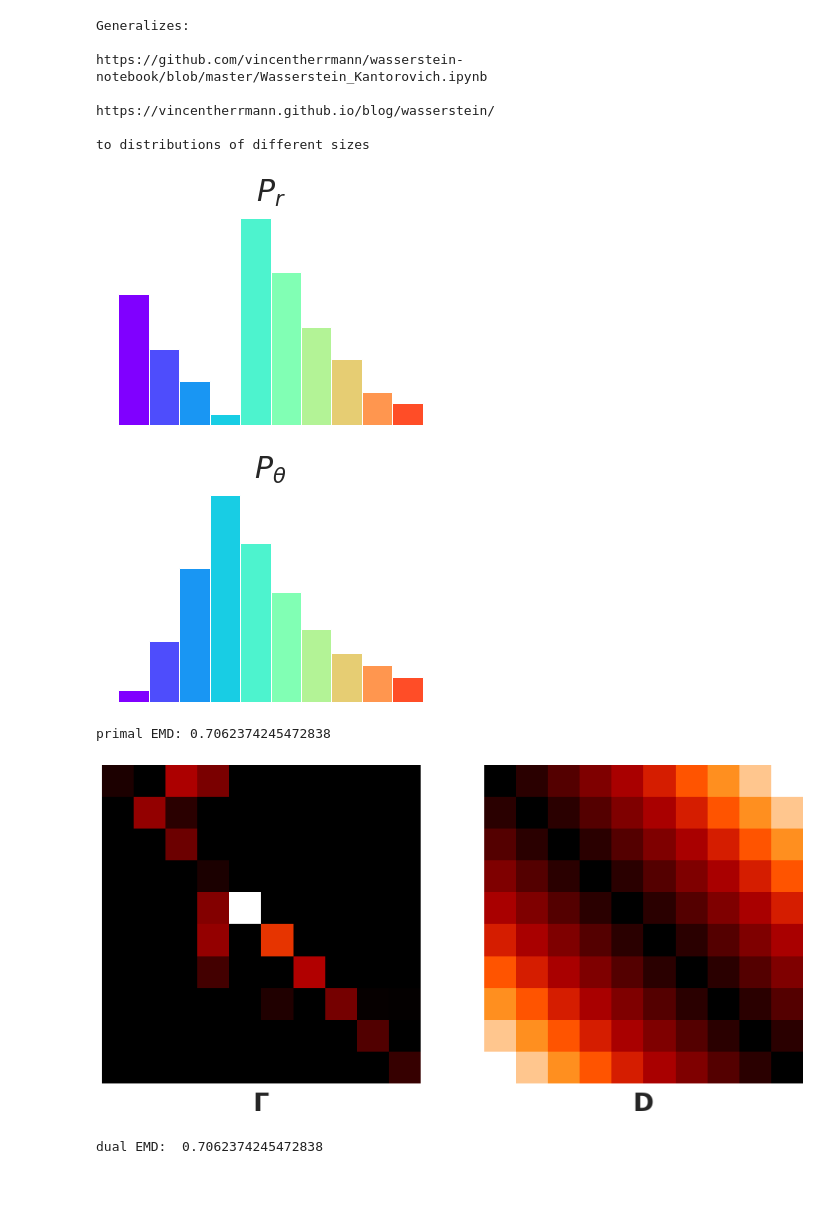
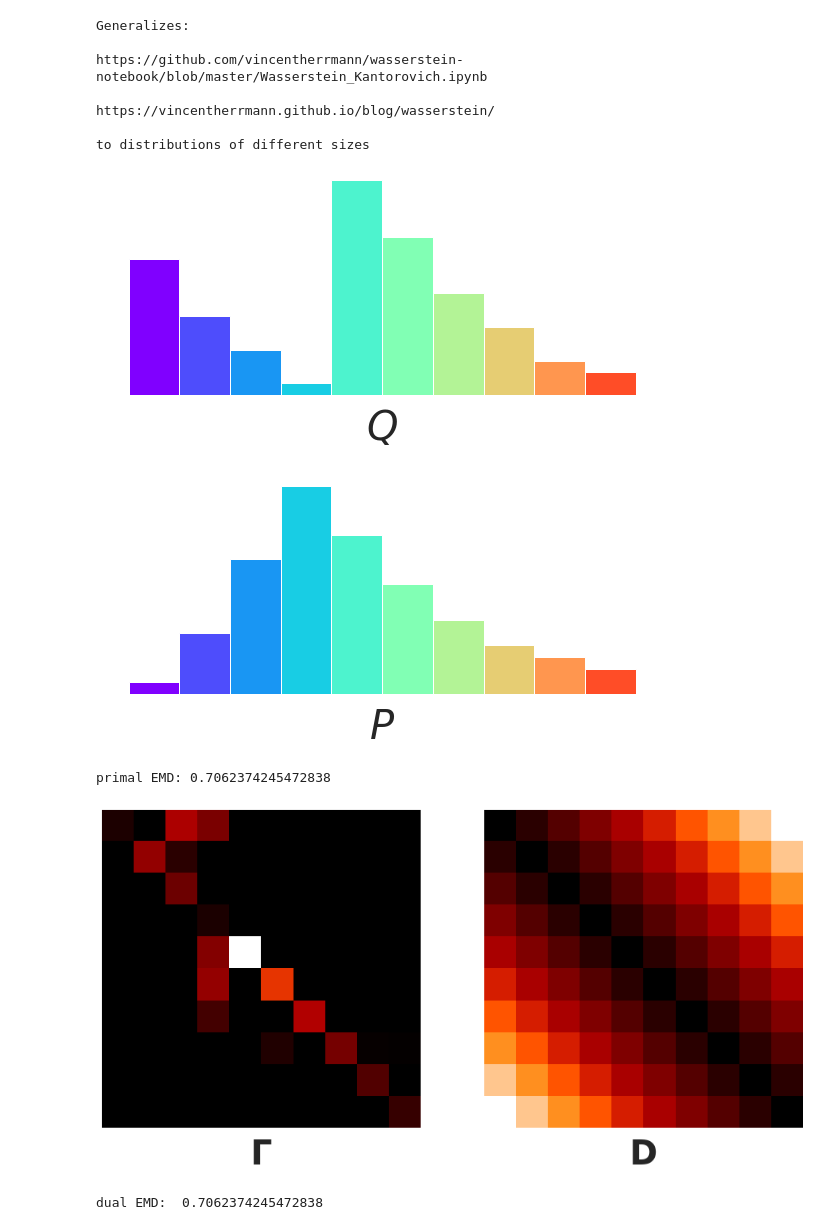
Before and after one commit to nextBillyonair/DPM, a Jupyter notebook: Notebooks/EMD.ipynb, the cells around one changed output. Saved outputs shown, nothing was run; the diff lists cells and outputs as text; code cells hidden in the pictures; blank space fills up the shorter version.

Commit message:
CHange visuals in EMD

```diff
--- a/Notebooks/EMD.ipynb
+++ b/Notebooks/EMD.ipynb
@@ -39,32 +41,40 @@ to distributions of different sizes
 # %%
 P_r = np.array([12,7,4,1,19,14,9,6,3,2])
 P_t = np.array([1,5,11,17,13,9,6,4,3,2])
 
 P_r = P_r / np.sum(P_r)
 P_t = P_t / np.sum(P_t)
 
 pr_len = len(P_r)
 pt_len = len(P_t)
 
 cNorm = colors.Normalize(vmin=0, vmax=pr_len)
 colorMap = cm.ScalarMappable(norm=cNorm, cmap=cm.rainbow)
 # fig, ax = plt.subplots(1, 2)
 
 
 for i in range(pr_len):
 	plt.bar(i, P_r[i], 1, color=colorMap.to_rgba(i))
-plt.title(r"$P_r$", fontsize=30)
+plt.title(r"$Q$", y=-0.23, x=0.5,
+          fontweight=100, fontsize=40)
 plt.axis('off')
+plt.ylim(0, 0.25)
+plt.savefig('../Presentations/divergences/assets/emd_hist_1.png',
+            bbox_inches='tight', dpi=300)
 plt.show()
 
 for i in range(pt_len):
 	plt.bar(i, P_t[i], 1, color=colorMap.to_rgba(i))
-plt.title(r"$P_{\theta}$", fontsize=30)
+plt.title(r"$P$", y=-0.23, x=0.5,
+          fontweight=100, fontsize=40)
 plt.axis('off')
+plt.ylim(0, 0.25)
+plt.savefig('../Presentations/divergences/assets/emd_hist_2.png',
+            bbox_inches='tight', dpi=300)
 plt.show()
 # %% [output]
-[figure, old version]
+[figure, new version]
-[figure, old version]
+[figure, new version]
 # %%
 emd_primal, gamma_primal = emd(P_r, P_t)
 print("primal EMD:", emd_primal)
@@ -78,13 +88,15 @@ fig.set_figwidth(15)
 
 ax[0].imshow(gamma_primal, cmap=cm.gist_heat, interpolation='nearest')
 ax[0].axis('off')
-ax[0].set_title(r"$\mathbf{\Gamma}$", y=-0.1, fontsize=30)
+ax[0].set_title(r"$\mathbf{\Gamma}$", y=-0.13, fontsize=40)
 ax[1].imshow(D, cmap=cm.gist_heat, interpolation='nearest')
-ax[1].set_title(r"$\mathbf{D}$", y=-0.1, fontsize=30)
+ax[1].set_title(r"$\mathbf{D}$", y=-0.13, fontsize=40)
 ax[1].axis('off')
+plt.savefig('../Presentations/divergences/assets/transport_plan.png',
+            bbox_inches='tight', dpi=300)
 plt.show()
 # %% [output]
-[figure, old version]
+[figure, new version]
 # %%
 emd_dual, (f, g) = emd(P_r, P_t, dual=True)
 #print(dual_result)
```
Also changed, not shown: parts of 5 cells of this notebook, 2 other files.
